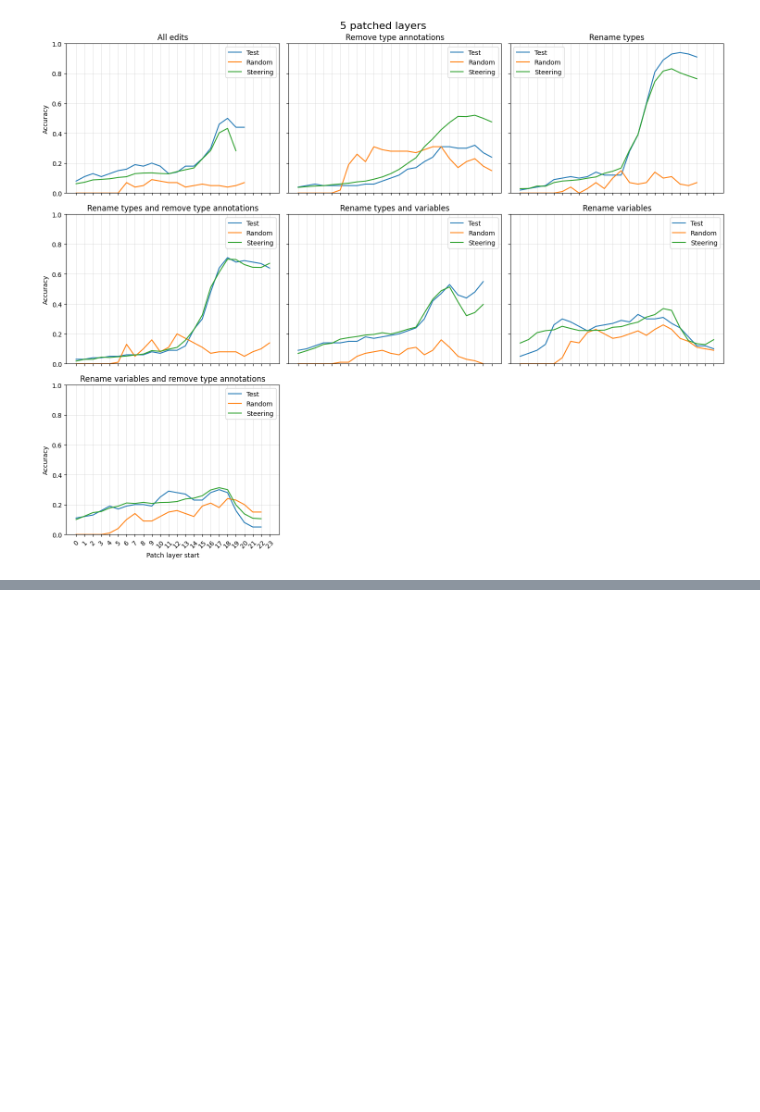
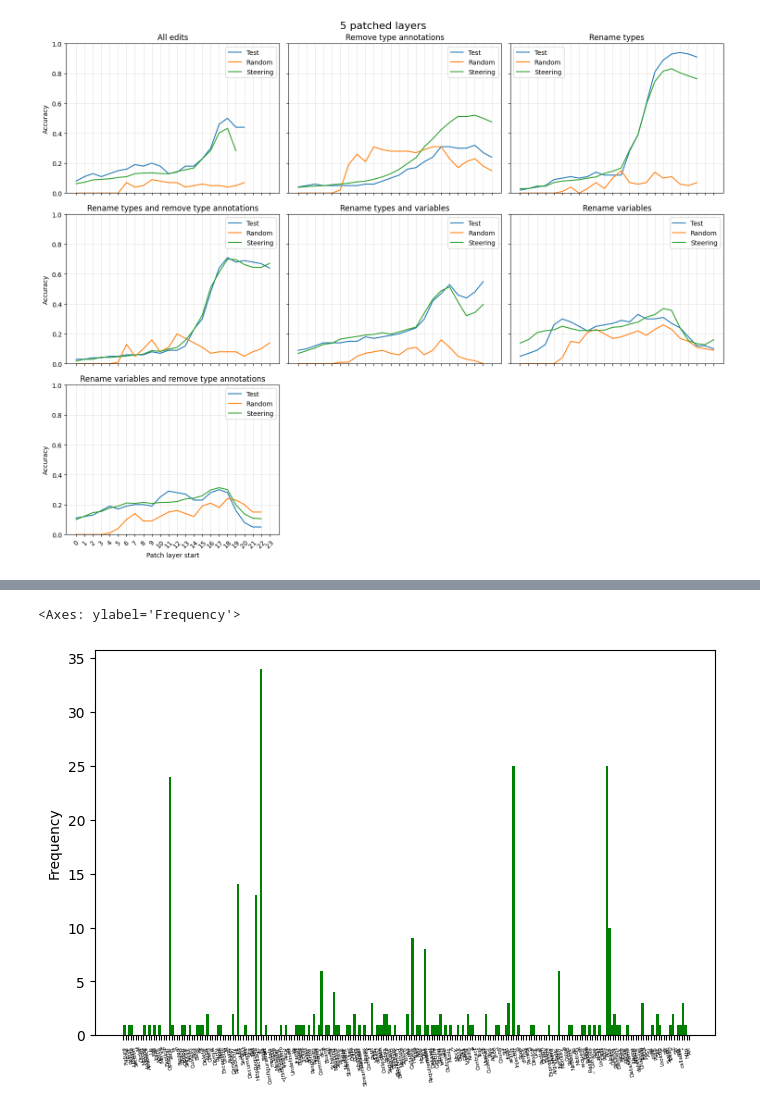
Before and after one commit to nuprl/codetrace, a Jupyter notebook: notebooks/steering_analysis.ipynb, the cells around one changed output, grey strips where cells are left out. Saved outputs shown, nothing was run; the diff lists cells and outputs as text; code cells hidden in the pictures; blank space fills up the shorter version.

```diff
--- a/notebooks/steering_analysis.ipynb
+++ b/notebooks/steering_analysis.ipynb
@@ -51,0 +98,10 @@ plot_steering_results(df_pretty, 5)
+# %%
+ax_test_succ = df_test_succ["fim_type_id"].plot.hist(bins=len(labels), figsize=(8, 5), color="green")
+ax_test_succ.set_xticks(range(len(labels)))
+ax_test_succ.set_xticklabels(labels,rotation=100, fontsize=4)
+
+
+ax_test_succ
+# %% [output]
+<Axes: ylabel='Frequency'>
+[figure, added]
```
Also changed, not shown: parts of 12 cells of this notebook, 1 other file.
